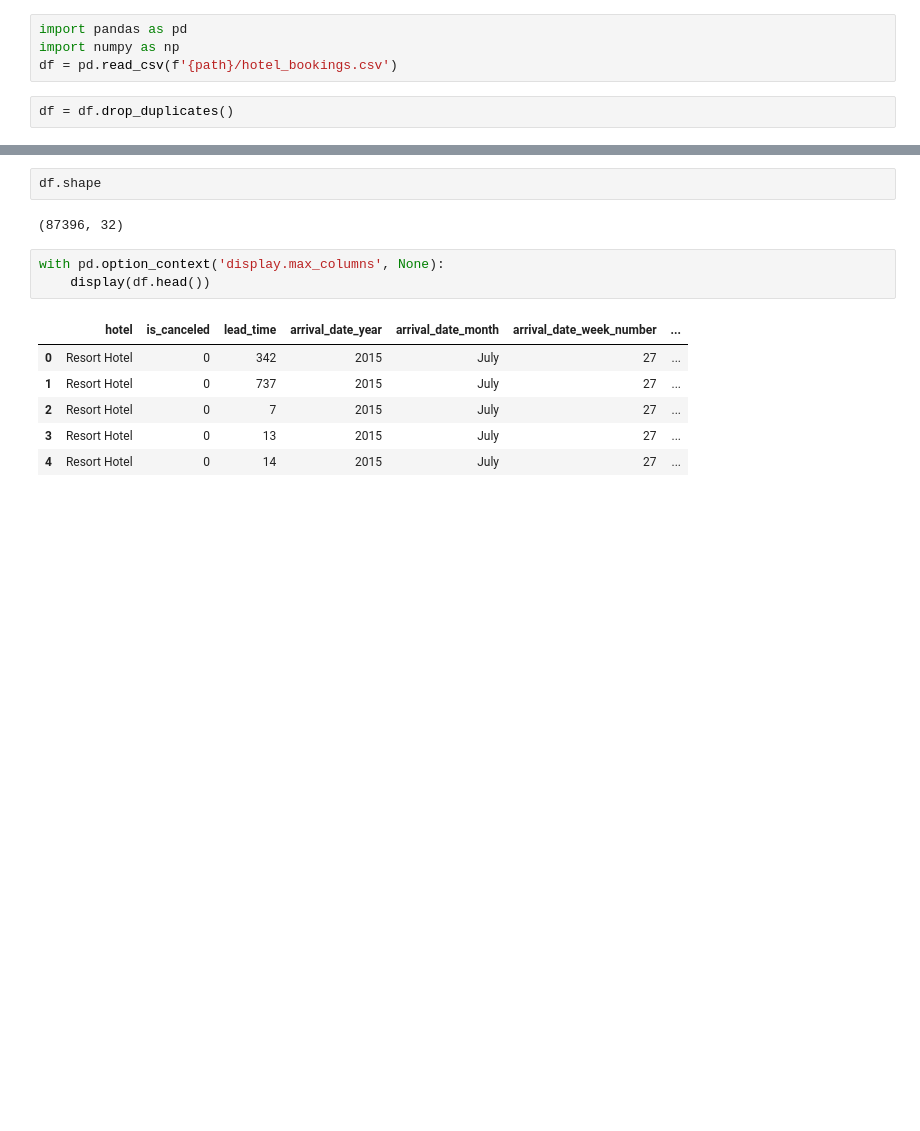
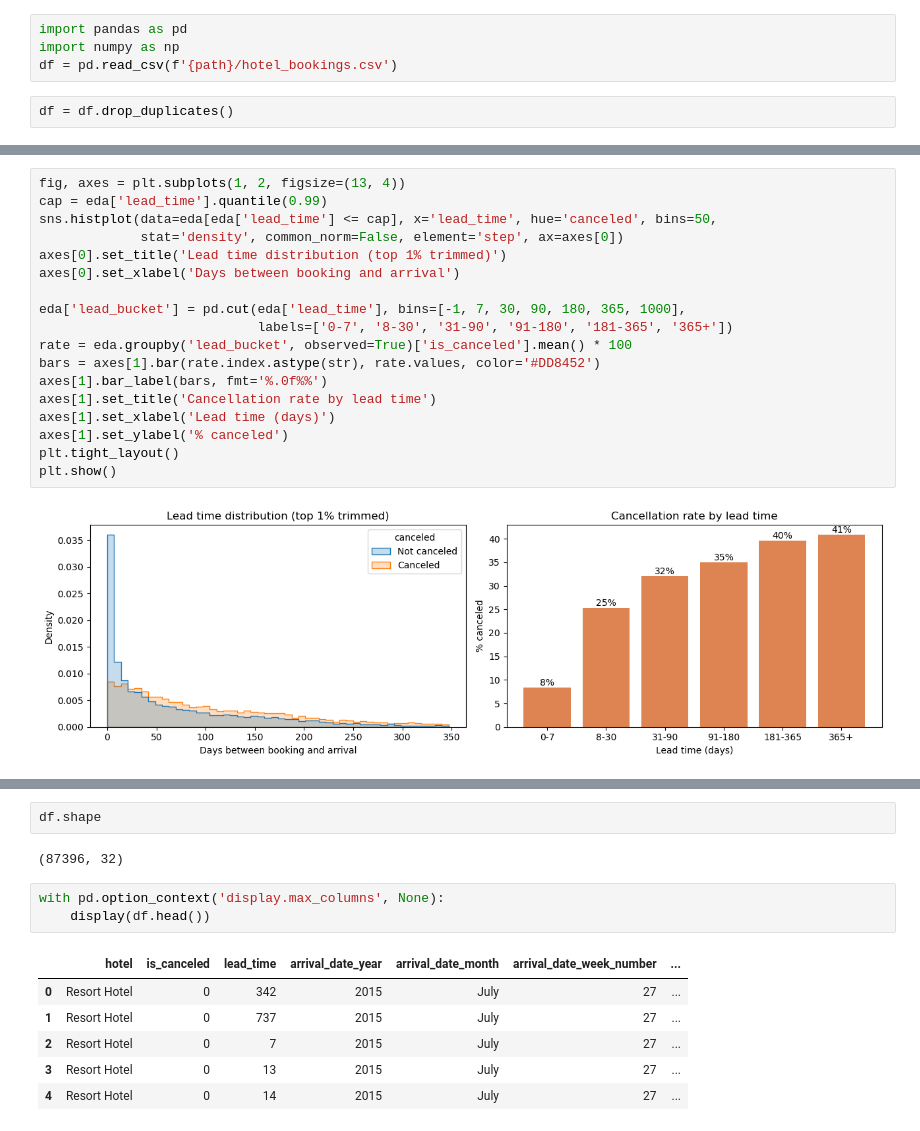
Before and after one commit to Rushilkothur/hotel_ml, a Jupyter notebook: hotel_ml.ipynb, the cells around one changed output, grey strips where cells are left out. Saved outputs shown, nothing was run; the diff lists cells and outputs as text; blank space fills up the shorter version.

```diff
--- a/hotel_ml.ipynb
+++ b/hotel_ml.ipynb
@@ -15,0 +62,20 @@ df = df.drop_duplicates()
+# %%
+fig, axes = plt.subplots(1, 2, figsize=(13, 4))
+cap = eda['lead_time'].quantile(0.99)
+sns.histplot(data=eda[eda['lead_time'] <= cap], x='lead_time', hue='canceled', bins=50,
+             stat='density', common_norm=False, element='step', ax=axes[0])
+axes[0].set_title('Lead time distribution (top 1% trimmed)')
+axes[0].set_xlabel('Days between booking and arrival')
+
+eda['lead_bucket'] = pd.cut(eda['lead_time'], bins=[-1, 7, 30, 90, 180, 365, 1000],
+                            labels=['0-7', '8-30', '31-90', '91-180', '181-365', '365+'])
+rate = eda.groupby('lead_bucket', observed=True)['is_canceled'].mean() * 100
+bars = axes[1].bar(rate.index.astype(str), rate.values, color='#DD8452')
+axes[1].bar_label(bars, fmt='%.0f%%')
+axes[1].set_title('Cancellation rate by lead time')
+axes[1].set_xlabel('Lead time (days)')
+axes[1].set_ylabel('% canceled')
+plt.tight_layout()
+plt.show()
+# %% [output]
+[figure, added]
```
Also changed, not shown: parts of 13 cells of this notebook.
